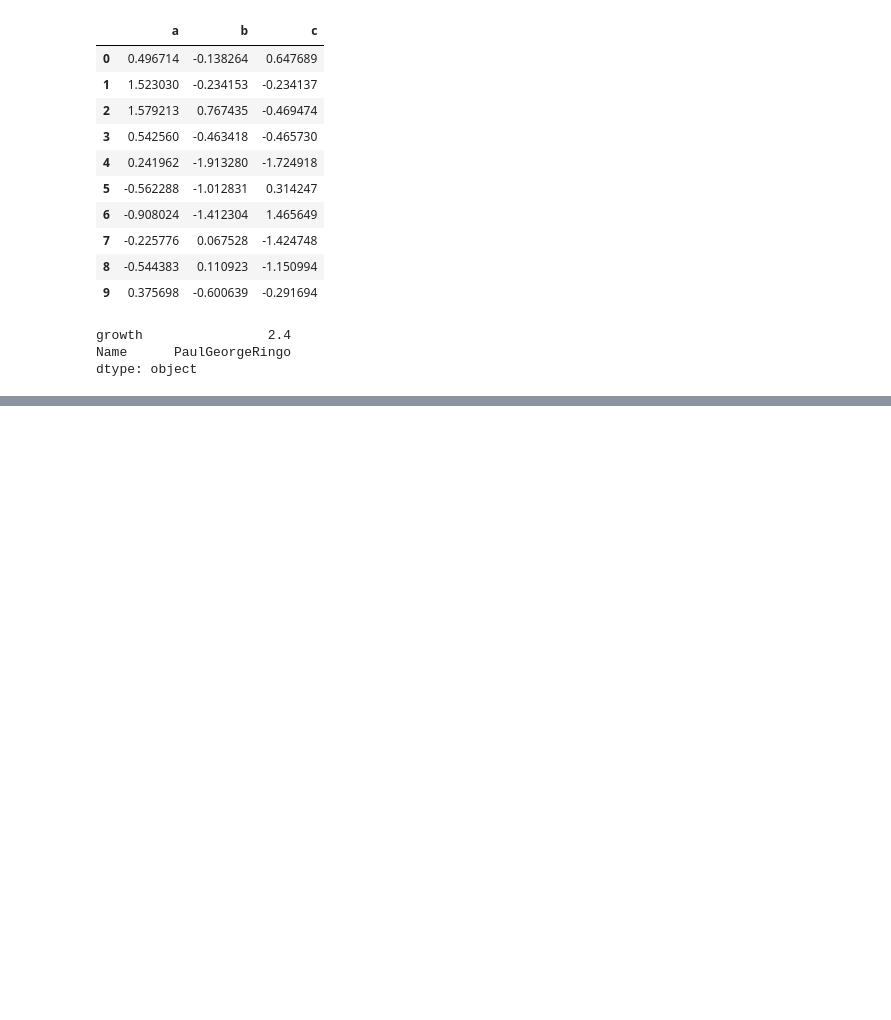
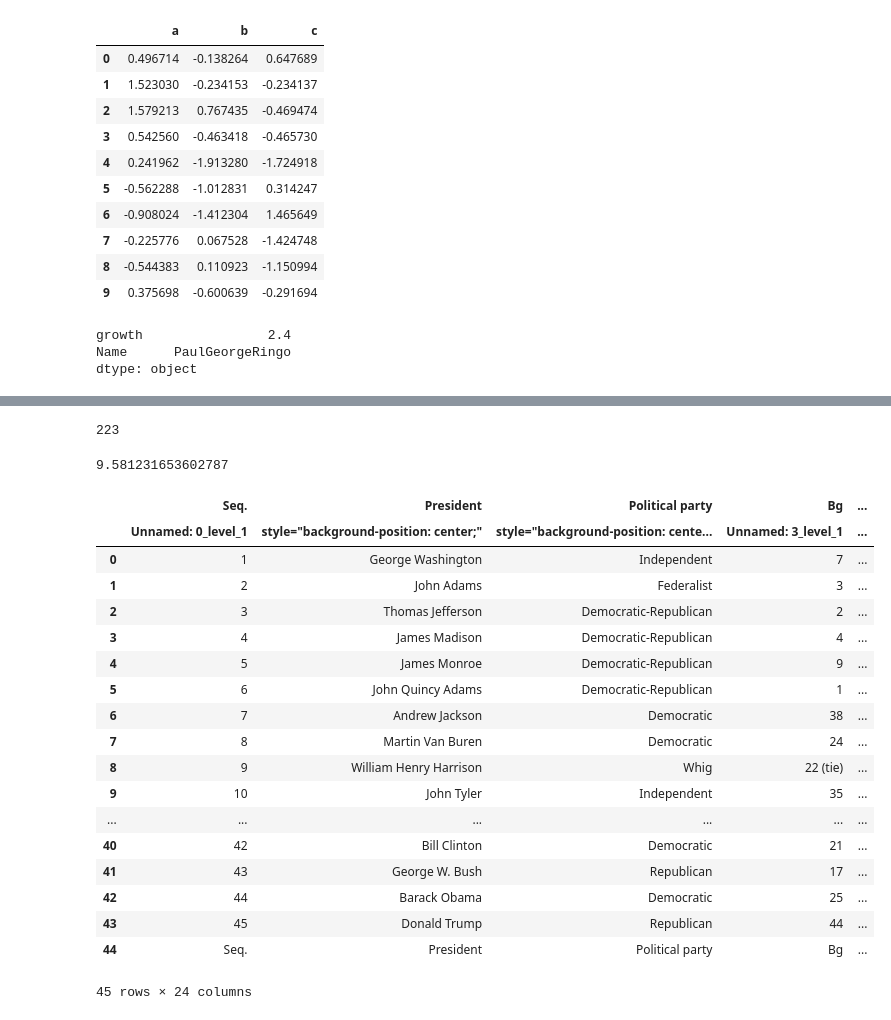
Before and after one commit to Moisebea/PythonDatastructure, a Jupyter notebook: EPP_For_Data_Manipulation/Data_manipulation.ipynb, the cells around one changed output, grey strips where cells are left out. Saved outputs shown, nothing was run; the diff lists cells and outputs as text; code cells hidden in the pictures; blank space fills up the shorter version.

```diff
--- a/EPP_For_Data_Manipulation/Data_manipulation.ipynb
+++ b/EPP_For_Data_Manipulation/Data_manipulation.ipynb
@@ -679,0 +730,33 @@ TypeError: unsupported operand type(s) for +: 'float' and 'str'
+# %%
+coll['Age'].sum()
+# %% [output]
+223
+# %%
+coll['Age'].std()
+# %% [output]
+9.581231653602787
+# %%
+url = 'https://en.wikipedia.org/wiki/Historical_rankings_of_presidents_of_the_United_States'
+pres_dfs = pd.read_html(url)
+df = pres_dfs[6]
+df
+# %% [output]
+|  | Seq. | President | Political party | Bg | ... |
+|  | Unnamed: 0_level_1 | style="background-position: center;" | style="background-position: cente... | Unnamed: 3_level_1 | ... |
+| 0 | 1 | George Washington | Independent | 7 | ... |
+| 1 | 2 | John Adams | Federalist | 3 | ... |
+| 2 | 3 | Thomas Jefferson | Democratic-Republican | 2 | ... |
+| 3 | 4 | James Madison | Democratic-Republican | 4 | ... |
+| 4 | 5 | James Monroe | Democratic-Republican | 9 | ... |
+| 5 | 6 | John Quincy Adams | Democratic-Republican | 1 | ... |
+| 6 | 7 | Andrew Jackson | Democratic | 38 | ... |
+| 7 | 8 | Martin Van Buren | Democratic | 24 | ... |
+| 8 | 9 | William Henry Harrison | Whig | 22 (tie) | ... |
+| 9 | 10 | John Tyler | Independent | 35 | ... |
+| ... | ... | ... | ... | ... | ... |
+| 40 | 42 | Bill Clinton | Democratic | 21 | ... |
+| 41 | 43 | George W. Bush | Republican | 17 | ... |
+| 42 | 44 | Barack Obama | Democratic | 25 | ... |
+| 43 | 45 | Donald Trump | Republican | 44 | ... |
+| 44 | Seq. | President | Political party | Bg | ... |
+45 rows × 24 columns
```
Also changed, not shown: parts of 13 cells of this notebook.
